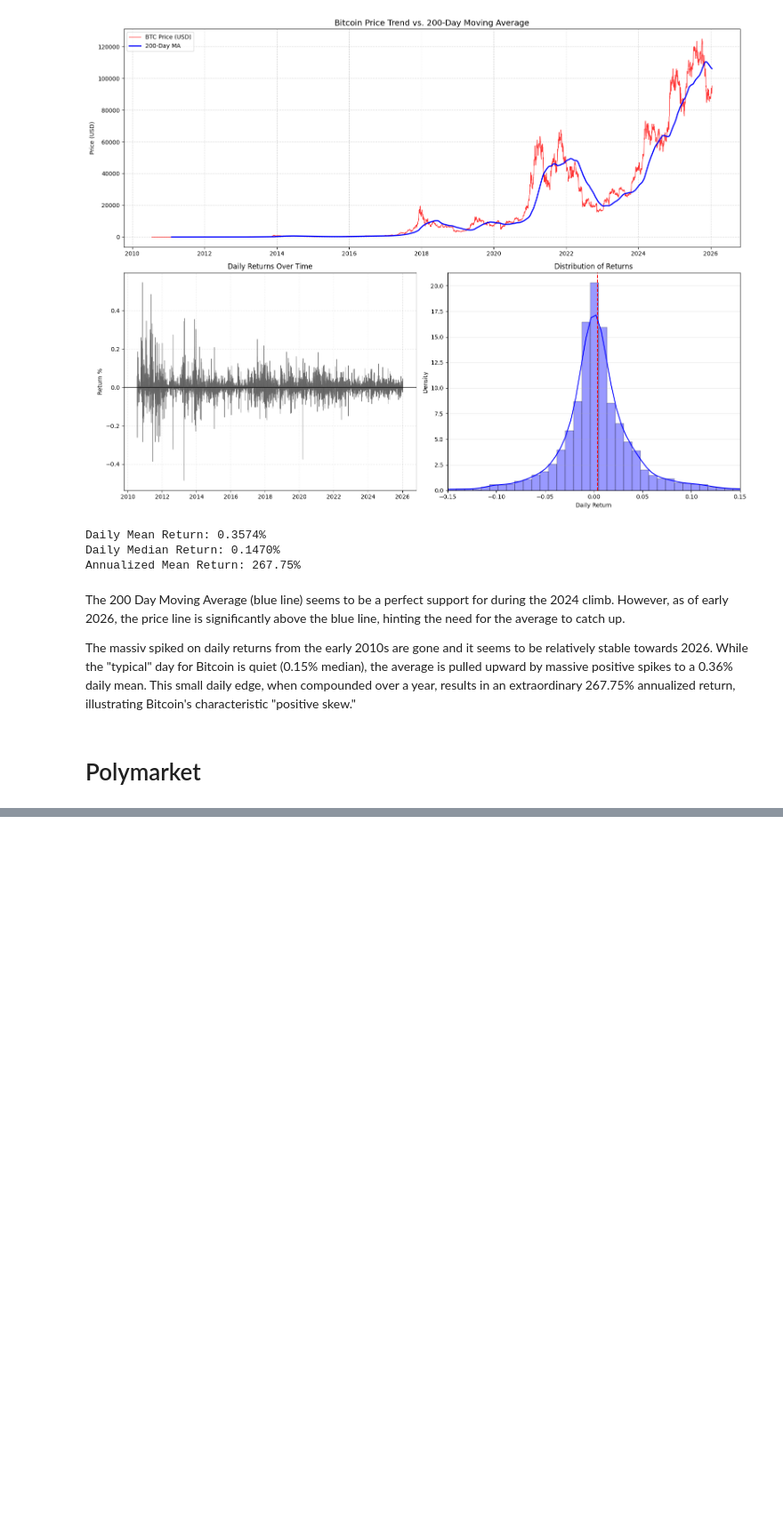
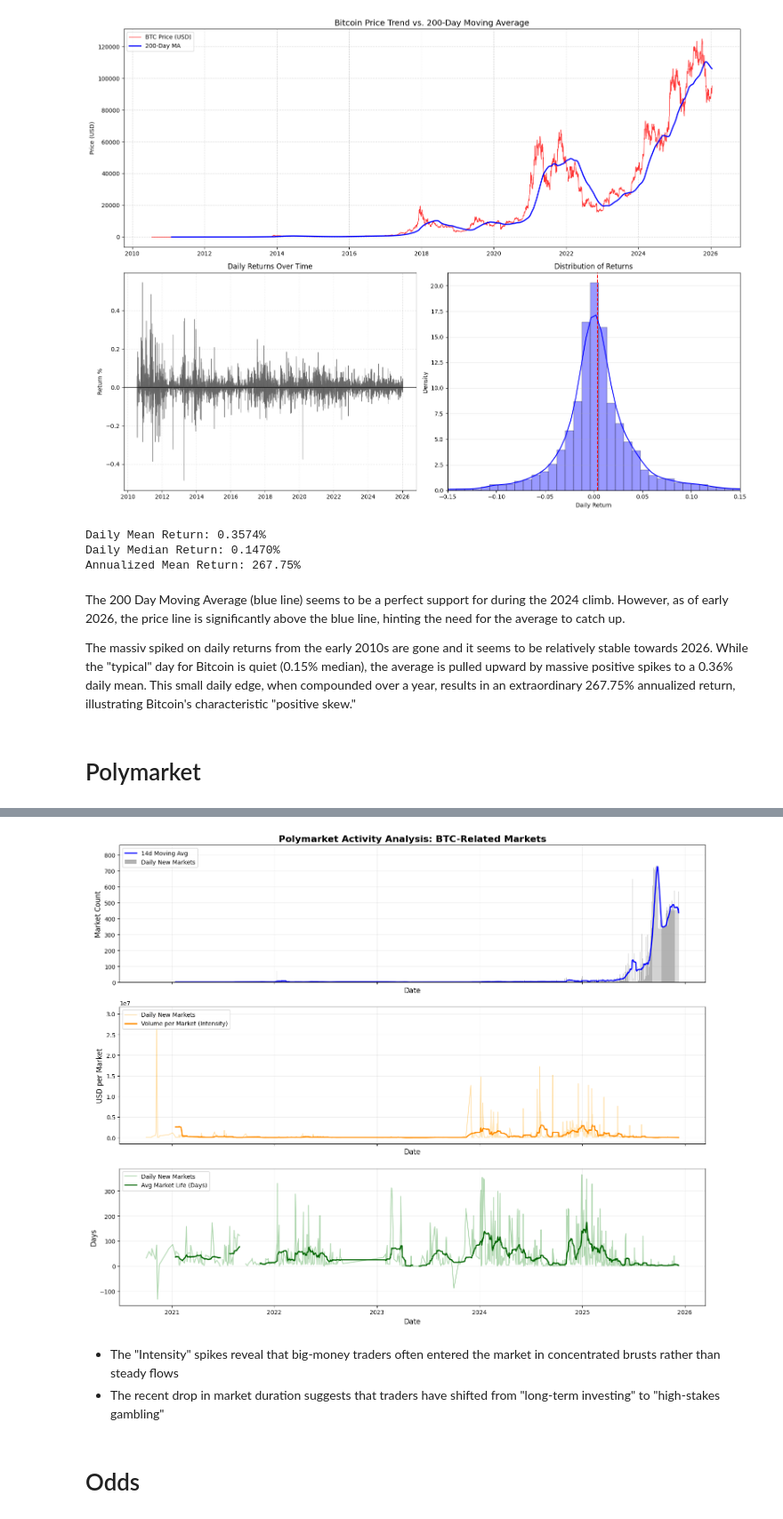
Before and after one commit to gurungkshitij/bitcoin-analytics-capstone, a Jupyter notebook: eda/EDA.ipynb, the cells around one changed output, grey strips where cells are left out. Shown at 89% size. Cells and saved outputs as stored; diff of their text form; code cells hidden in the pictures; blank space fills up the shorter version.

```diff
--- a/eda/EDA.ipynb
+++ b/eda/EDA.ipynb
@@ -396,3 +517,53 @@ shape: (5, 10)
+# %%
+# Convert Polars to Pandas for Visualization
+plot_df = daily_pm_features.to_pandas()
+plot_df['date'] = pd.to_datetime(plot_df['date'])
+plot_df = plot_df.set_index('date')
+
+# Calculate Rolling Averages (14 days) to smooth out the noise
+window = 14
+plot_df['count_sma'] = plot_df['pm_new_market_count'].rolling(window).mean()
+plot_df['intensity_sma'] = plot_df['pm_volume_intensity'].rolling(window).mean()
+plot_df['duration_sma'] = plot_df['avg_market_duration'].rolling(window).mean()
+
+fig, (ax1, ax2, ax3) = plt.subplots(3, 1, figsize=(15, 12), sharex=True)
+
+# Top Chart: Market Count (The Pulse)
+ax1.bar(plot_df.index, plot_df['pm_new_market_count'], color='black', alpha=0.3, label='Daily New Markets')
+ax1.plot(plot_df.index, plot_df['count_sma'], color='blue', linewidth=2, label=f'{window}d Moving Avg')
+ax1.set_title('Polymarket Activity Analysis: BTC-Related Markets', fontsize=16, fontweight='bold')
+ax1.set_ylabel('Market Count', fontsize=12)
+ax1.set_xlabel('Date', fontsize=12)
+ax1.legend(loc='upper left')
+ax1.grid(True, alpha=0.2)
+
+# Middle Chart: Volume Intensity (The Conviction)
+# Using a log scale here is often helpful if you have massive volume spikes
+ax2.plot(plot_df.index, plot_df['pm_volume_intensity'], color='orange', alpha=0.3, label='Daily New Markets')
+ax2.plot(plot_df.index, plot_df['intensity_sma'], color='darkorange', linewidth=2, label='Volume per Market (Intensity)')
+ax2.set_ylabel('USD per Market', fontsize=12)
+ax2.set_xlabel('Date', fontsize=12)
+ax2.legend(loc='upper left')
+ax2.grid(True, alpha=0.2)
+
+# Bottom Chart: Average Duration (The Time Horizon)
+ax3.plot(plot_df.index, plot_df['avg_market_duration'], color='green', alpha=0.3, label='Daily New Markets')
+ax3.plot(plot_df.index, plot_df['duration_sma'], color='darkgreen', linewidth=2, label='Avg Market Life (Days)')
+ax3.set_ylabel('Days', fontsize=12)
+ax3.set_xlabel('Date', fontsize=12)
+ax3.legend(loc='upper left')
+ax3.grid(True, alpha=0.2)
+
+plt.tight_layout()
+plt.savefig('plots/BTC vs MarDay.png')
+plt.show()
+# %% [output]
+[figure, added]
+# %% [markdown]
+* The "Intensity" spikes reveal that big-money traders often entered the market in concentrated brusts rather than steady flows
+* The recent drop in market duration suggests that traders have shifted from "long-term investing" to "high-stakes gambling"
+# %% [markdown]
+# Odds
 # %%
 print(odds_df.shape)
 odds_df.head()
```
Also changed, not shown: parts of 29 cells of this notebook, 1 other file.
